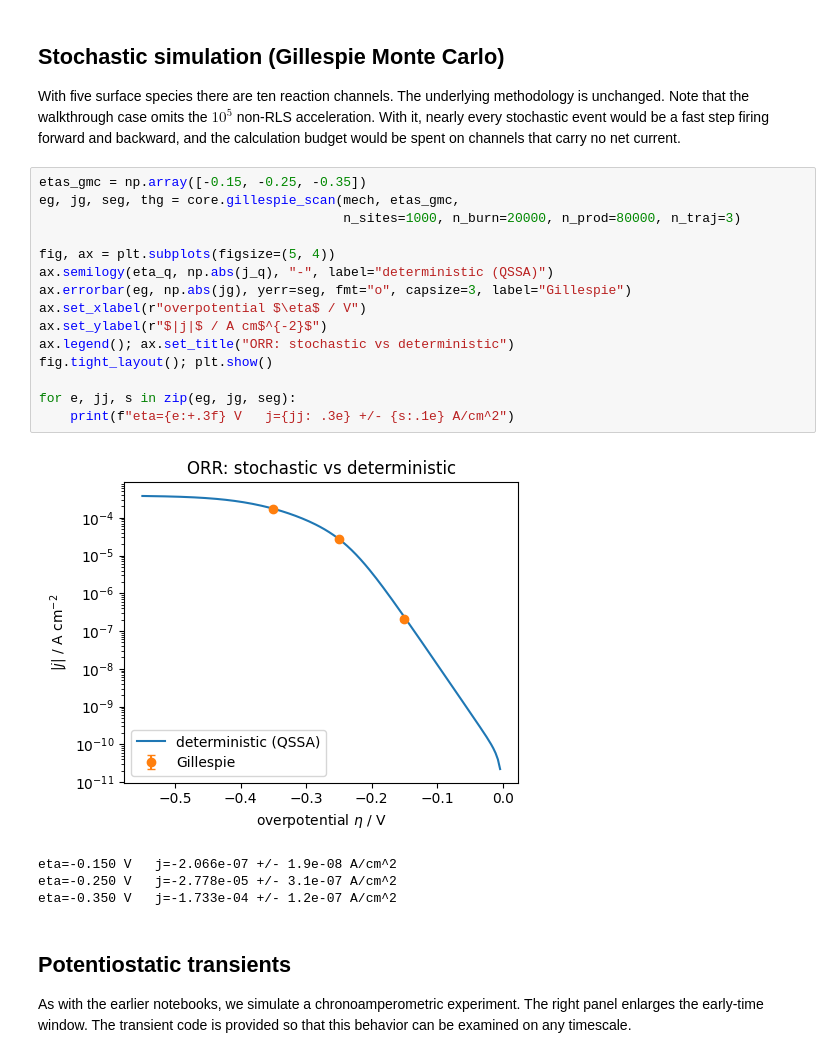
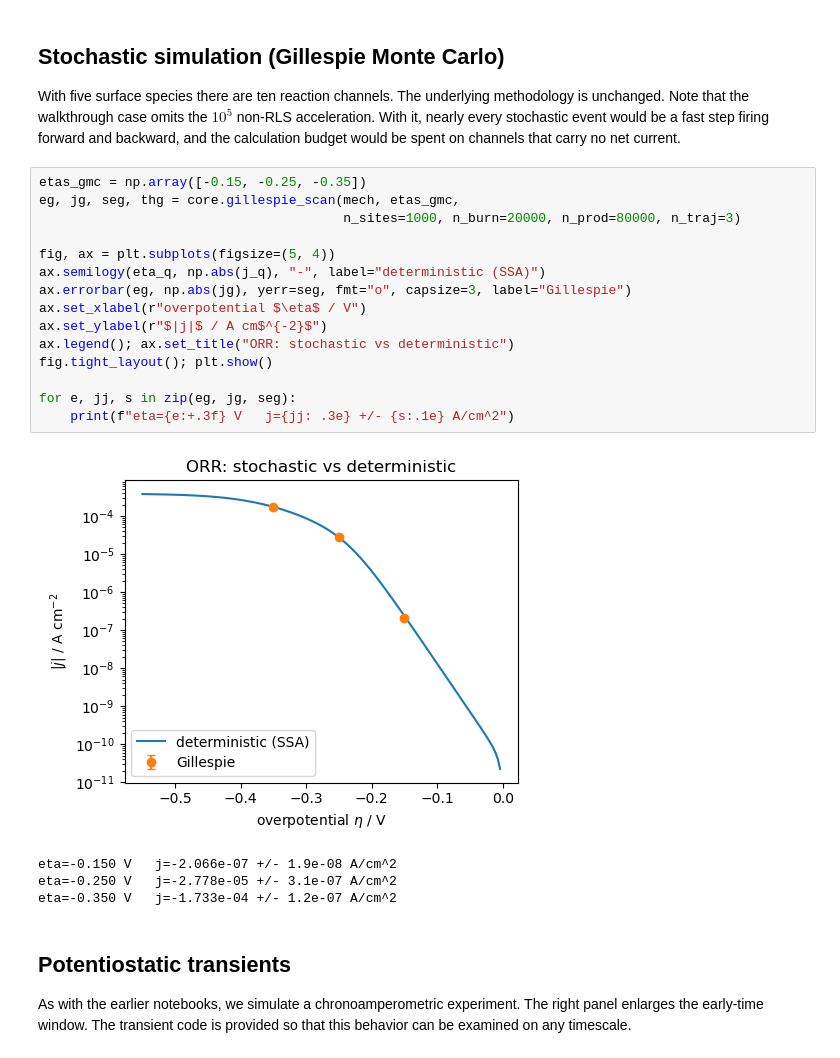
Before and after one commit to meffordgroupucsb/Tafel-Slope-Analysis, a Jupyter notebook: tutorials/03_ORR.ipynb, the cells around one changed output. Drawn from its saved outputs; the diff is of its cells as text.

```diff
--- a/tutorials/03_ORR.ipynb
+++ b/tutorials/03_ORR.ipynb
@@ -105,20 +105,20 @@ channels that carry no net current.
 # %%
 etas_gmc = np.array([-0.15, -0.25, -0.35])
 eg, jg, seg, thg = core.gillespie_scan(mech, etas_gmc,
                                        n_sites=1000, n_burn=20000, n_prod=80000, n_traj=3)
 
 fig, ax = plt.subplots(figsize=(5, 4))
-ax.semilogy(eta_q, np.abs(j_q), "-", label="deterministic (QSSA)")
+ax.semilogy(eta_q, np.abs(j_q), "-", label="deterministic (SSA)")
 ax.errorbar(eg, np.abs(jg), yerr=seg, fmt="o", capsize=3, label="Gillespie")
 ax.set_xlabel(r"overpotential $\eta$ / V")
 ax.set_ylabel(r"$|j|$ / A cm$^{-2}$")
 ax.legend(); ax.set_title("ORR: stochastic vs deterministic")
 fig.tight_layout(); plt.show()
 
 for e, jj, s in zip(eg, jg, seg):
     print(f"eta={e:+.3f} V   j={jj: .3e} +/- {s:.1e} A/cm^2")
 # %% [output]
-[figure, old version]
+[figure, new version]
 eta=-0.150 V   j=-2.066e-07 +/- 1.9e-08 A/cm^2
 eta=-0.250 V   j=-2.778e-05 +/- 3.1e-07 A/cm^2
 eta=-0.350 V   j=-1.733e-04 +/- 1.2e-07 A/cm^2
```
Also changed, not shown: parts of 5 cells of this notebook, 10 other files.
